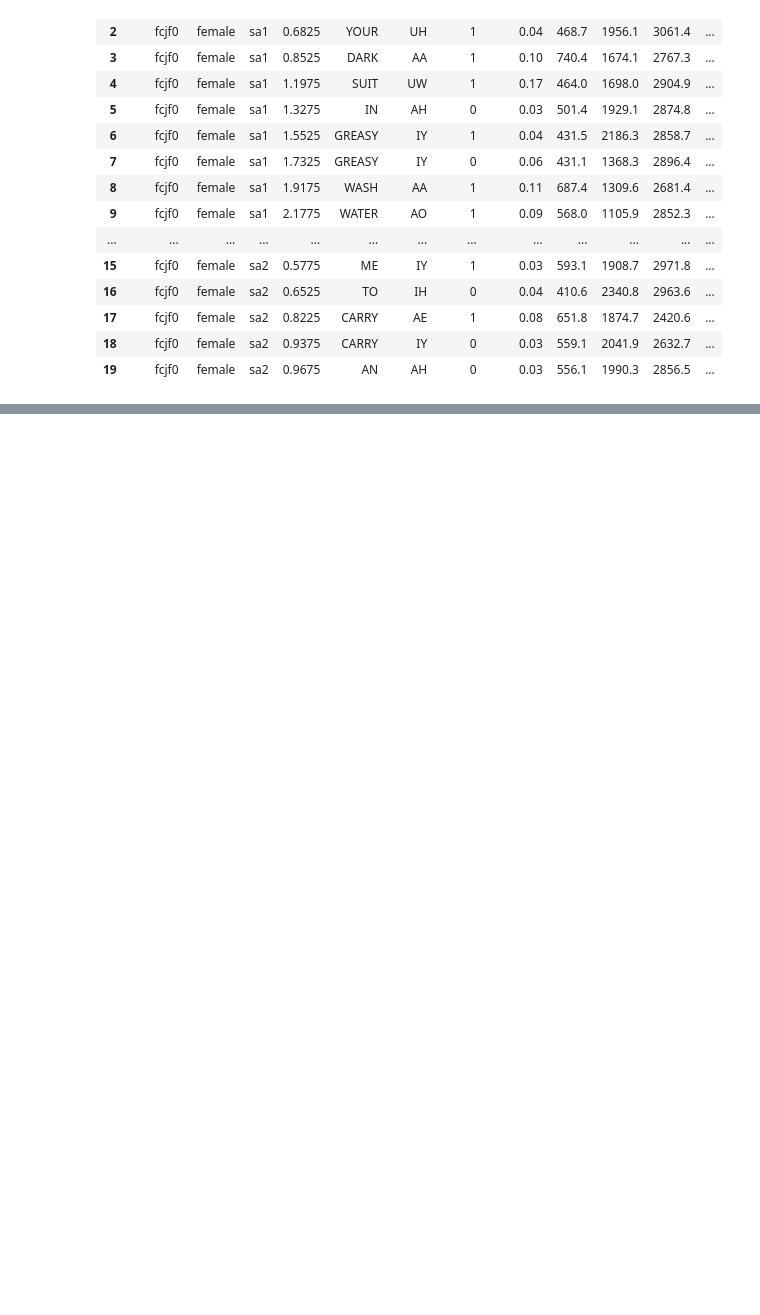
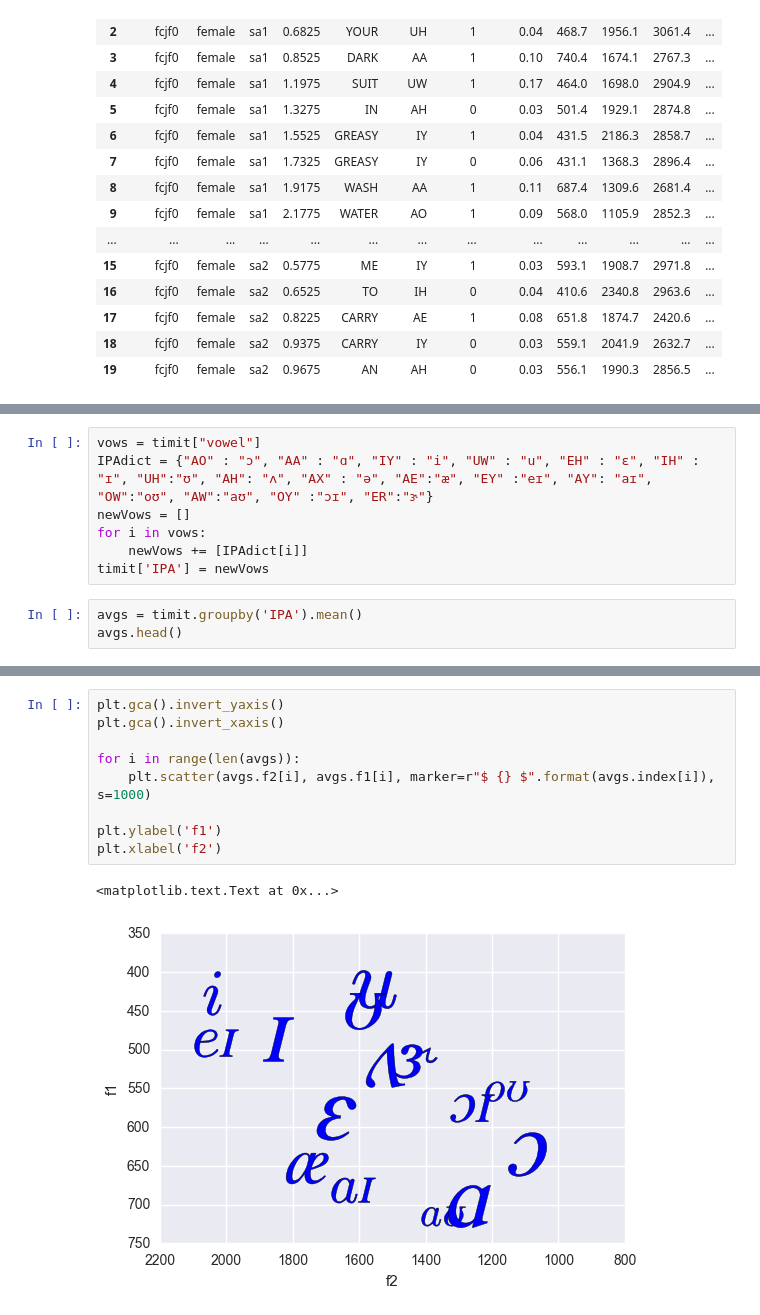
Before and after one commit to ds-modules/LINGUIS-110, a Jupyter notebook: VowelFormants.ipynb, the cells around one changed output, grey strips where cells are left out. Drawn from its saved outputs; the diff is of its cells as text; blank space fills up the shorter version.

Commit message:
used IPA symbols to remake vowel spaces

```diff
--- a/VowelFormants.ipynb
+++ b/VowelFormants.ipynb
@@ -30,0 +32,10 @@ timit.head(20)
+# %%
+vows = timit["vowel"]
+IPAdict = {"AO" : "ɔ", "AA" : "ɑ", "IY" : "i", "UW" : "u", "EH" : "ɛ", "IH" : "ɪ", "UH":"ʊ", "AH": "ʌ", "AX" : "ə", "AE":"æ", "EY" :"eɪ", "AY": "aɪ", "OW":"oʊ", "AW":"aʊ", "OY" :"ɔɪ", "ER":"ɝ"}
+newVows = []
+for i in vows:
+    newVows += [IPAdict[i]]
+timit['IPA'] = newVows
+# %%
+avgs = timit.groupby('IPA').mean()
+avgs.head()
@@ -30,0 +50,12 @@ timit.head(20)
+# %%
+plt.gca().invert_yaxis()
+plt.gca().invert_xaxis()
+
+for i in range(len(avgs)):
+    plt.scatter(avgs.f2[i], avgs.f1[i], marker=r"$ {} $".format(avgs.index[i]), s=1000)
+
+plt.ylabel('f1')
+plt.xlabel('f2')
+# %% [output]
+<matplotlib.text.Text at 0x...>
+[figure, added]
```
Also changed, not shown: parts of 6 cells of this notebook.
